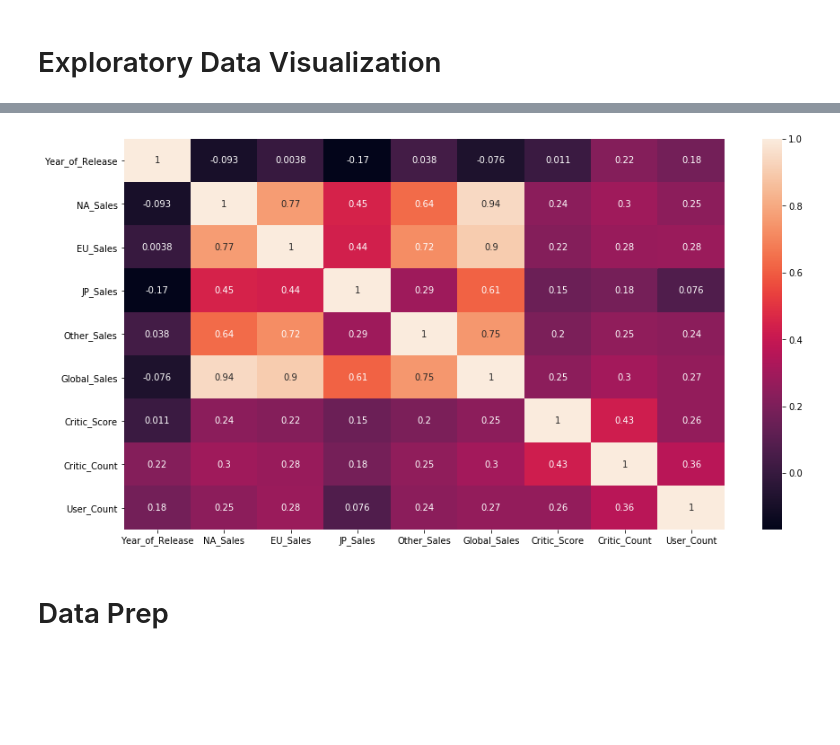
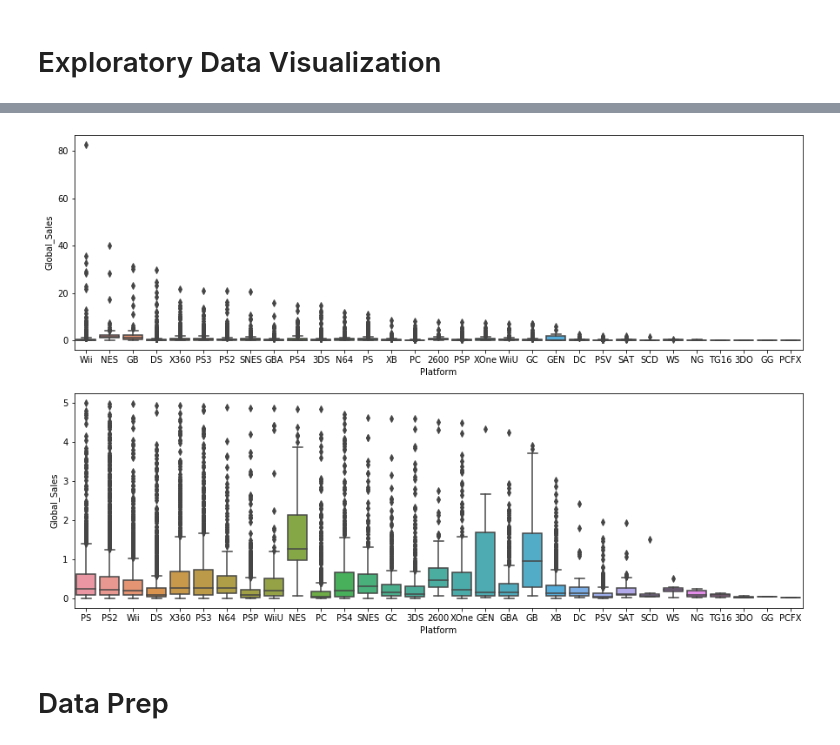
Before and after one commit to joseh4/projection_of_video_game_sales, a Jupyter notebook: master.ipynb, the cells around one changed output, grey strips where cells are left out. Drawn from its saved outputs; the diff is of its cells as text; code cells hidden in the pictures; blank space fills up the shorter version.

```diff
--- a/master.ipynb
+++ b/master.ipynb
@@ -93,5 +41,5 @@ from sklearn.preprocessing import OneHotEncoder
 # %% [markdown]
 # Load Data
 # %%
-_  = os.path.join('data', 'Video_Games_Sales_as_at_22_Dec_2016.csv')
-video_game_df = pd.read_csv(_)
+file_path  = os.path.join('data', 'Video_Games_Sales_as_at_22_Dec_2016.csv')
+video_game_df = pd.read_csv(file_path)
@@ -305,0 +160,9 @@ for name in video_game_df.columns:
+# %%
+global_df = video_game_df.drop(['NA_Sales',
+                            'EU_Sales',
+                            'JP_Sales',
+                            'Other_Sales',
+                            'Critic_Score',
+                            'Critic_Count',
+                            'User_Score',
+                            'User_Count'], axis=1)
@@ -312,7 +247,12 @@ sns.pairplot(video_game_df);
-# %%
-fig, ax = plt.subplots(figsize=(15,8))
-sns.heatmap(video_game_df.corr(), annot=True, ax=ax);
-# %% [output]
-[figure, removed]
+# %%
+"""
+- The boxplot reveal many outlier for each platform however it seems most outlier are positive
+"""
+
+fig, ax = plt.subplots(nrows=2, ncols=1, figsize=(15, 10))
+sns.boxplot(x="Platform", y="Global_Sales", data=global_df, ax=ax[0])
+sns.boxplot(x="Platform", y="Global_Sales", data=global_df[global_df["Global_Sales"]<=5], ax=ax[1]);
+# %% [output]
+[figure, added]
 # %% [markdown]
 # Data Prep
```
Also changed, not shown: parts of 58 cells of this notebook, 2 other files.
